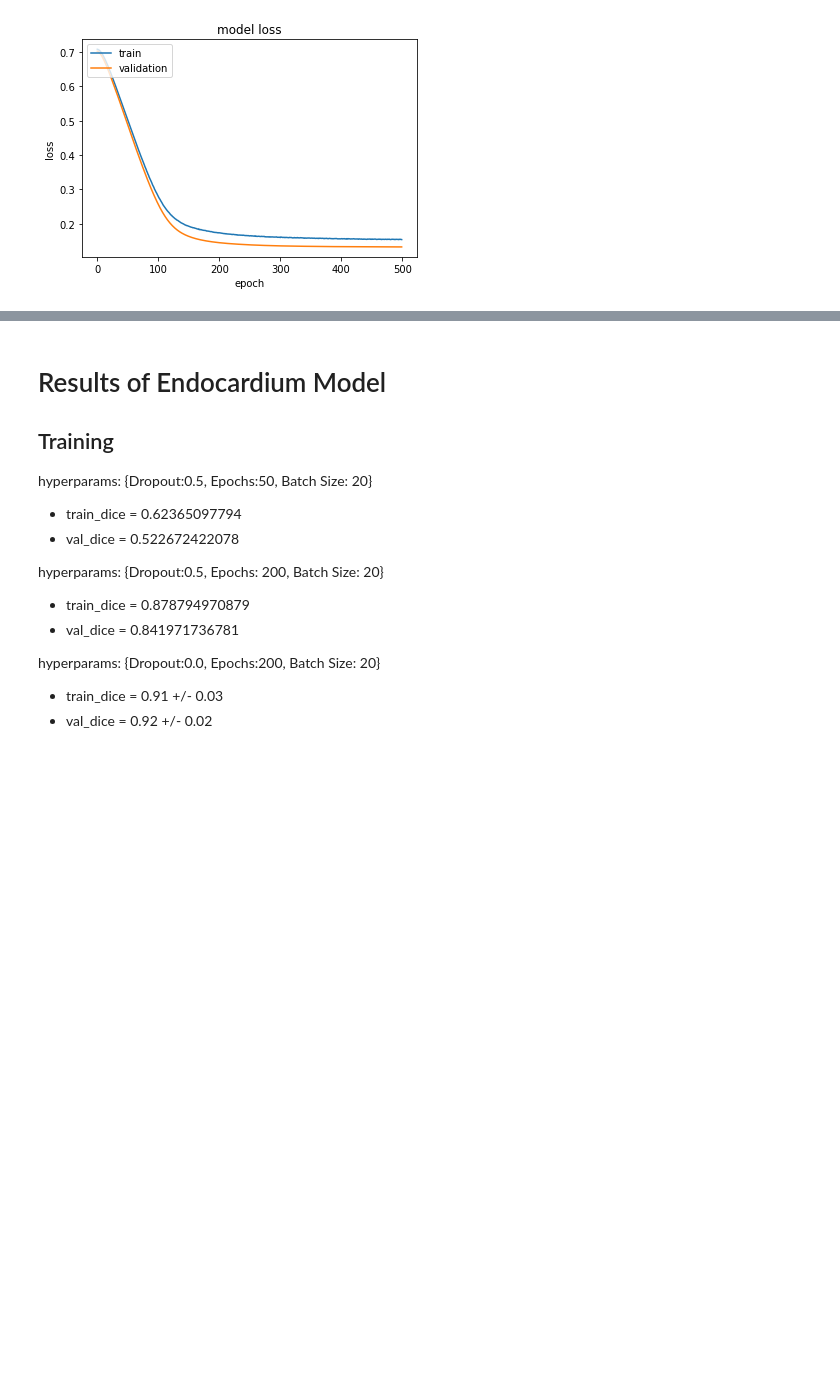
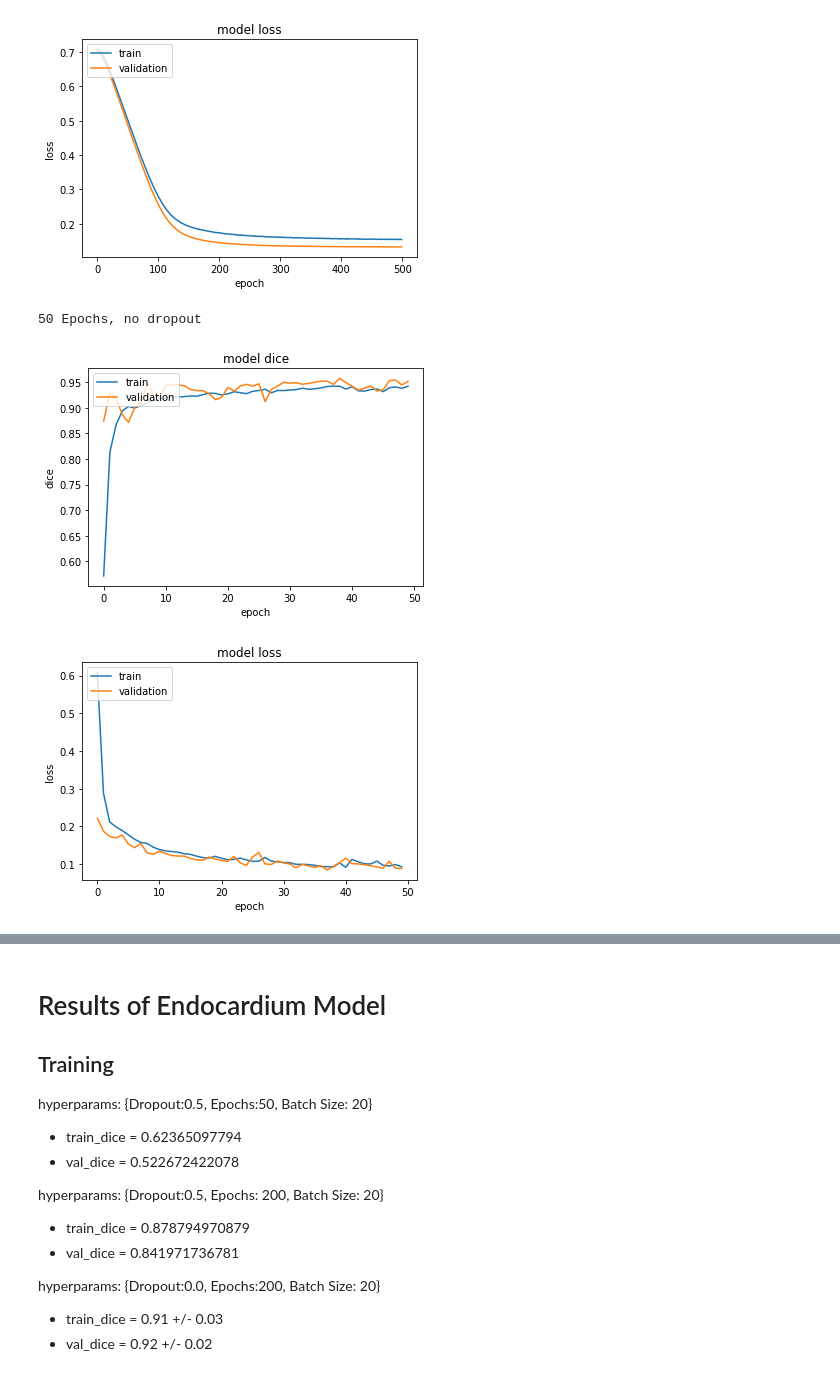
Before and after one commit to aksharkkumar/cmri-rv-seg, a Jupyter notebook: notebooks/cmri-rv-seg.ipynb, the cells around one changed output, grey strips where cells are left out. Saved outputs shown, nothing was run; the diff lists cells and outputs as text; code cells hidden in the pictures; blank space fills up the shorter version.

```diff
--- a/notebooks/cmri-rv-seg.ipynb
+++ b/notebooks/cmri-rv-seg.ipynb
@@ -246,6 +246,13 @@ show_plots(hist)
 500 Epochs, .2 Dropout, SGD optimizer
 [figure]
 [figure]
+# %%
+print("50 Epochs, no dropout")
+show_plots(hist)
+# %% [output]
+50 Epochs, no dropout
+[figure, added]
+[figure, added]
 # %%
 import tensorflow as tf
 
```
Also changed, not shown: parts of 9 cells of this notebook, 5 other files.
